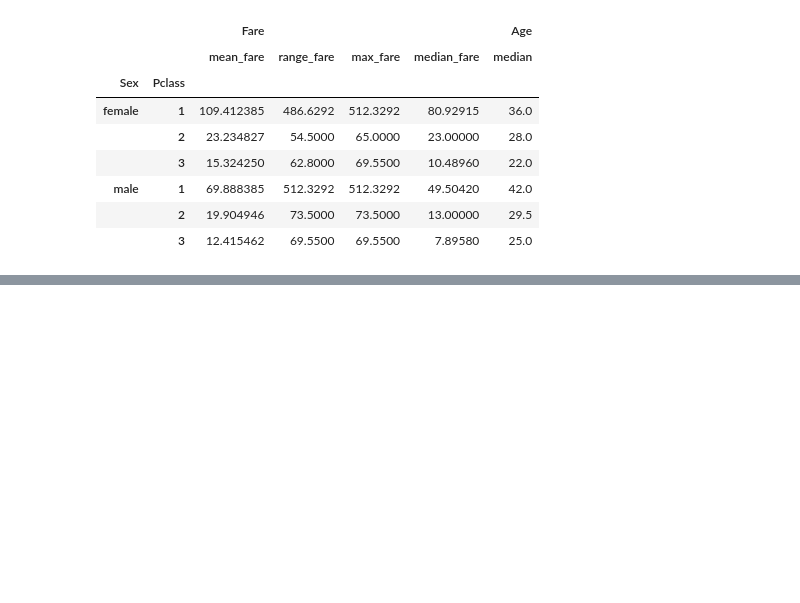
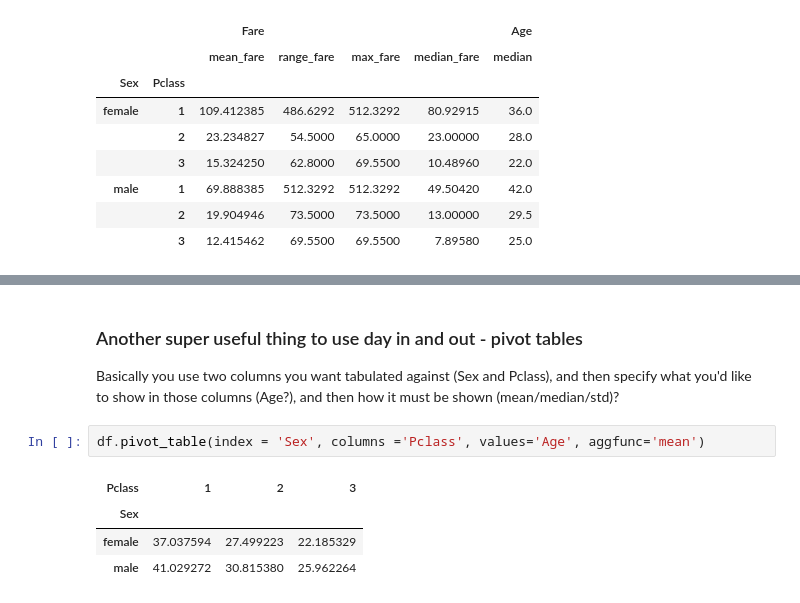
Before and after one commit to knair99/TitanicKaggleChallenge, a Jupyter notebook: titanic/notebooks/exploratory analysis of data.ipynb, the cells around one changed output, grey strips where cells are left out. Drawn from its saved outputs; the diff is of its cells as text; blank space fills up the shorter version.

```diff
--- a/titanic/notebooks/exploratory analysis of data.ipynb
+++ b/titanic/notebooks/exploratory analysis of data.ipynb
@@ -304,0 +319,10 @@ df.groupby(['Sex', 'Pclass']).agg(
+# %% [markdown]
+### Another super useful thing to use day in and out - pivot tables
+Basically you use two columns you want tabulated against (Sex and Pclass), and then specify what you'd like to show in those columns (Age?), and then how it must be shown (mean/median/std)?
+# %%
+df.pivot_table(index = 'Sex', columns ='Pclass', values='Age', aggfunc='mean')
+# %% [output]
+| Pclass | 1 | 2 | 3 |
+| Sex |  |  |  |
+| female | 37.037594 | 27.499223 | 22.185329 |
+| male | 41.029272 | 30.815380 | 25.962264 |
```
Also changed, not shown: parts of 3 cells of this notebook.
